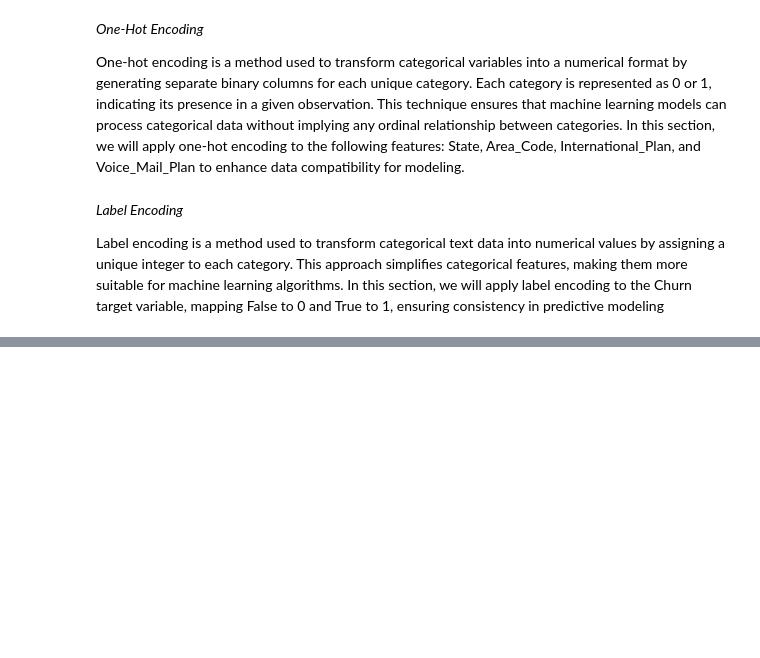
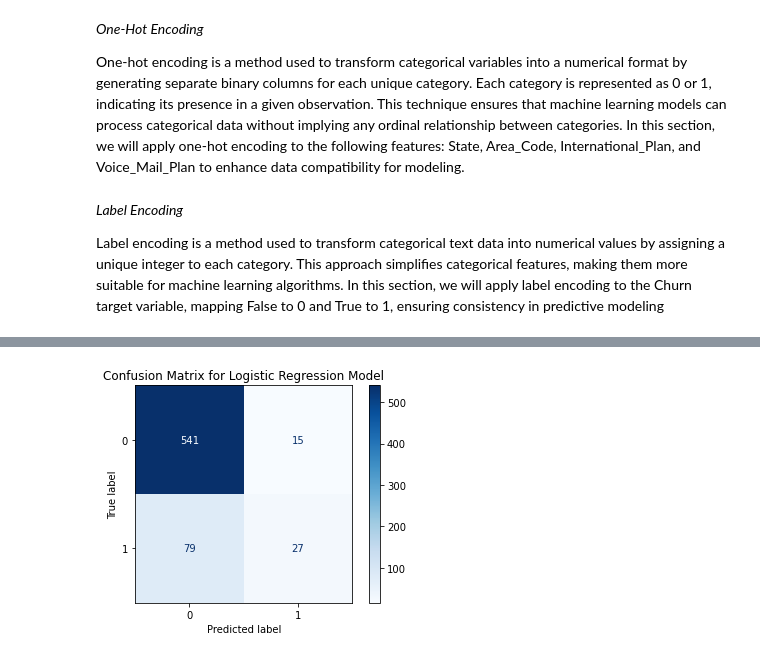
Before and after one commit to KawiraE/Telecom_Churn_Prediction, a Jupyter notebook: notebook.ipynb, the cells around one changed output, grey strips where cells are left out. Drawn from its saved outputs; the diff is of its cells as text; code cells hidden in the pictures; blank space fills up the shorter version.

```diff
--- a/notebook.ipynb
+++ b/notebook.ipynb
@@ -269,3 +267,7 @@ Index(['state', 'account_length', 'area_code', 'phone_number',
        'total_intl_minutes', 'total_intl_calls', 'total_intl_charge',
        'customer_service_calls', 'churn'],
       dtype='object')
+# %%
+#dropping the column phone_number as it is not needed for analysis
+Syria_df.drop(columns=['phone_number'], inplace=True)
+Syria_df.columns
@@ -652,13 +632,0 @@ By visualizing and addressing multicollinearity, we enhance the robustness and r
-# %%
-# Dropping columns with high correlation
-Syria_df = Syria_df.drop(columns=['total_day_minutes',
-                                    'total_day_charge',
-                                    'total_eve_minutes',
-                                    'total_eve_charge',
-                                    'total_night_minutes',
-                                    'total_night_charge',
-                                    'total_intl_minutes',
-                                    'total_intl_charge'])
-# Display the updated columns
-print("Columns after dropping highly correlated features:")
-print(Syria_df.columns.tolist())
@@ -744,0 +757,70 @@ Syria_df['churn'] = label_encoder.fit_transform(Syria_df['churn'])
+# %%
+from sklearn.model_selection import train_test_split
+from sklearn.preprocessing import StandardScaler
+from sklearn.linear_model import LogisticRegression
+from sklearn.metrics import accuracy_score, classification_report
+
+# Selecting numerical features for modeling
+X = Syria_df.drop(columns=['churn'])  # Excluding the target variable
+y = Syria_df['churn']
+
+# One-hot encode categorical variables
+X = pd.get_dummies(X, drop_first=True)
+
+# Split data into train and test sets
+X_train, X_test, y_train, y_test = train_test_split(X, y, test_size=0.2, random_state=42)
+
+# Standardize numerical features
+scaler = StandardScaler()
+X_train_scaled = scaler.fit_transform(X_train)
+X_test_scaled = scaler.transform(X_test)
+
+# Train logistic regression model
+log_model = LogisticRegression()
+log_model.fit(X_train_scaled, y_train)
+
+# Predict on test data
+y_pred = log_model.predict(X_test_scaled)
+
+# Evaluate model performance
+print("Model Accuracy:", accuracy_score(y_test, y_pred))
+print("Classification Report:\n", classification_report(y_test, y_pred))
+
+# Import necessary libraries for model evaluation
+from sklearn.metrics import confusion_matrix, ConfusionMatrixDisplay
+# Compute confusion matrix
+cm = confusion_matrix(y_test, y_pred)
+# Display confusion matrix
+disp = ConfusionMatrixDisplay(confusion_matrix=cm, display_labels=log_model.classes_)
+disp.plot(cmap='Blues')
+plt.title('Confusion Matrix for Logistic Regression Model')
+plt.show()
+
+# Import necessary libraries for model evaluation
+from sklearn.metrics import roc_curve, auc
+# Compute ROC curve and AUC
+fpr, tpr, thresholds = roc_curve(y_test, log_model.predict_proba(X_test_scaled)[:, 1])
+roc_auc = auc(fpr, tpr)
+# Plot ROC curve
+plt.figure(figsize=(8, 6))
+plt.plot(fpr, tpr, color='blue', label=f'ROC Curve (AUC = {roc_auc:.2f})')
+plt.plot([0, 1], [0, 1], color='red', linestyle='--')  # Diagonal line
+plt.title('Receiver Operating Characteristic (ROC) Curve')
+plt.xlabel('False Positive Rate')
+plt.ylabel('True Positive Rate')
+plt.legend()
+plt.grid()
+plt.show()
+# Import necessary libraries for model evaluation
+from sklearn.metrics import precision_recall_curve
+# Compute precision-recall curve
+precision, recall, thresholds = precision_recall_curve(y_test, log_model.predict_proba(X_test_scaled)[:, 1])
+# Plot precision-recall curve
+plt.figure(figsize=(8, 6))
+plt.plot(recall, precision, color='green')
+plt.title('Precision-Recall Curve')
+plt.xlabel('Recall')
+plt.ylabel('Precision')
+plt.grid()
+plt.show()
+# %% [output]
@@ -744,0 +837 @@ Syria_df['churn'] = label_encoder.fit_transform(Syria_df['churn'])
+[figure, added]
```
Also changed, not shown: parts of 64 cells of this notebook.
